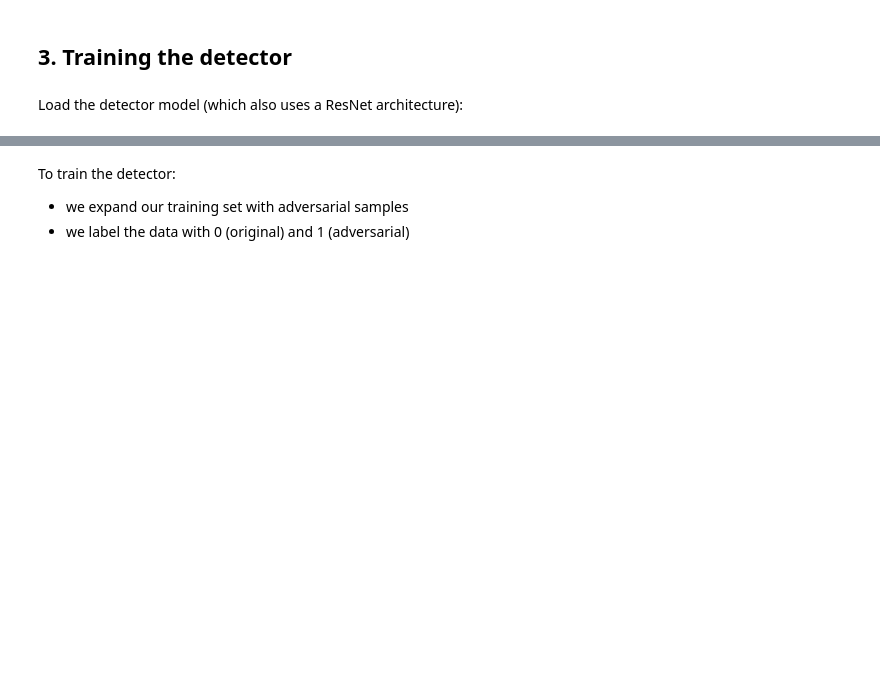
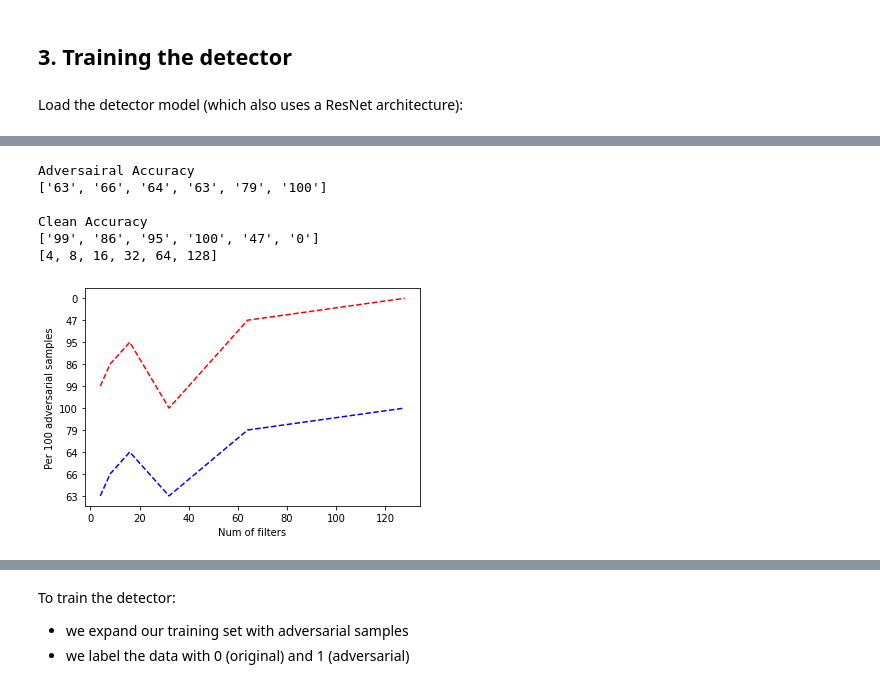
Before and after one commit to Somanji0520/adversarial-robustness-toolbox, a Jupyter notebook: mj/detection_adversarial_samples_cifar10_BAD.ipynb, the cells around one changed output, grey strips where cells are left out. Cells and saved outputs as stored; diff of their text form; code cells hidden in the pictures; blank space fills up the shorter version.

```diff
--- a/mj/detection_adversarial_samples_cifar10_BAD.ipynb
+++ b/mj/detection_adversarial_samples_cifar10_BAD.ipynb
@@ -225,3 +294,30 @@ classification = KerasClassifier(clip_values=(-0.5, 0.5), model=detector_model,
+# %%
+print("Adversairal Accuracy")
+print(adv_accuracy)
+
+print("\nClean Accuracy")
+print(clean_accuracy)
+print(filters)
+
+
+plt.plot(filters, adv_accuracy, 'b--', label='Adversairal Accuracy')
+plt.plot(filters, clean_accuracy, 'r--', label='Clean Accuracy')
+
+# legend = ax.legend(loc='center right', shadow=True, fontsize='large')
+# legend.get_frame().set_facecolor('#00FFCC')
+
+plt.xlabel('Num of filters')
+plt.ylabel('Per 100 adversarial samples')
+
+plt.show()
+# %% [output]
+Adversairal Accuracy
+['63', '66', '64', '63', '79', '100']
+
+Clean Accuracy
+['99', '86', '95', '100', '47', '0']
+[4, 8, 16, 32, 64, 128]
+[figure, added]
 # %%
 detector_model.summary()
 # %% [output]
```
Also changed, not shown: parts of 10 cells of this notebook, 1 other file.
